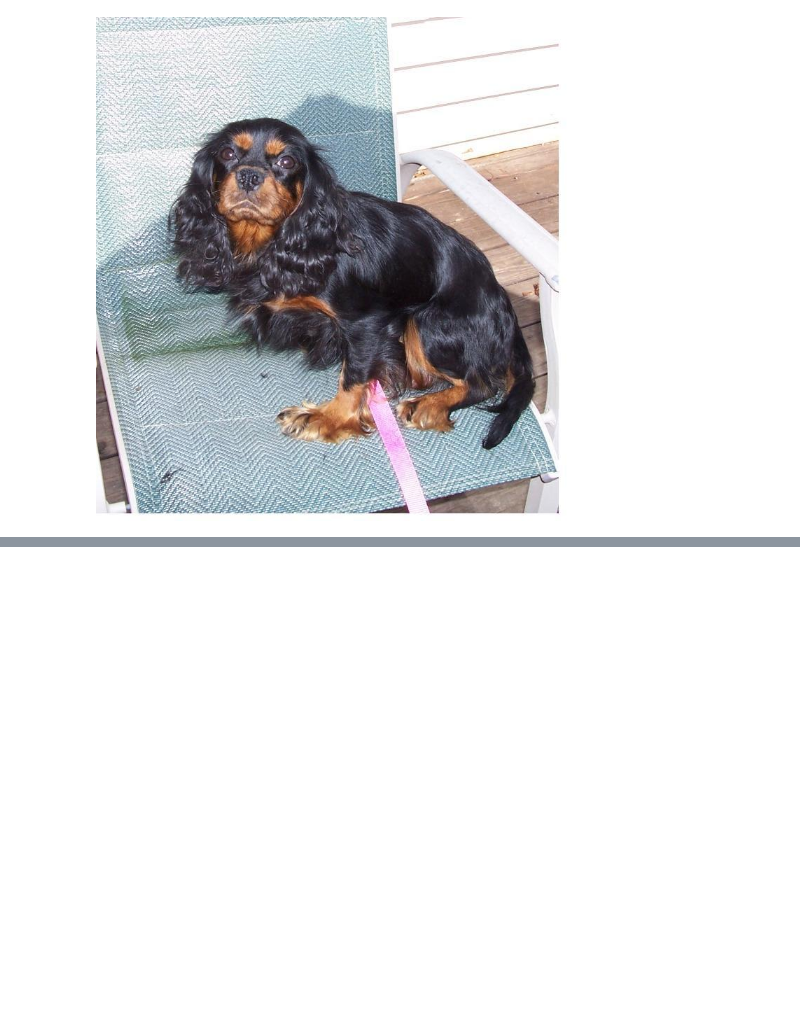
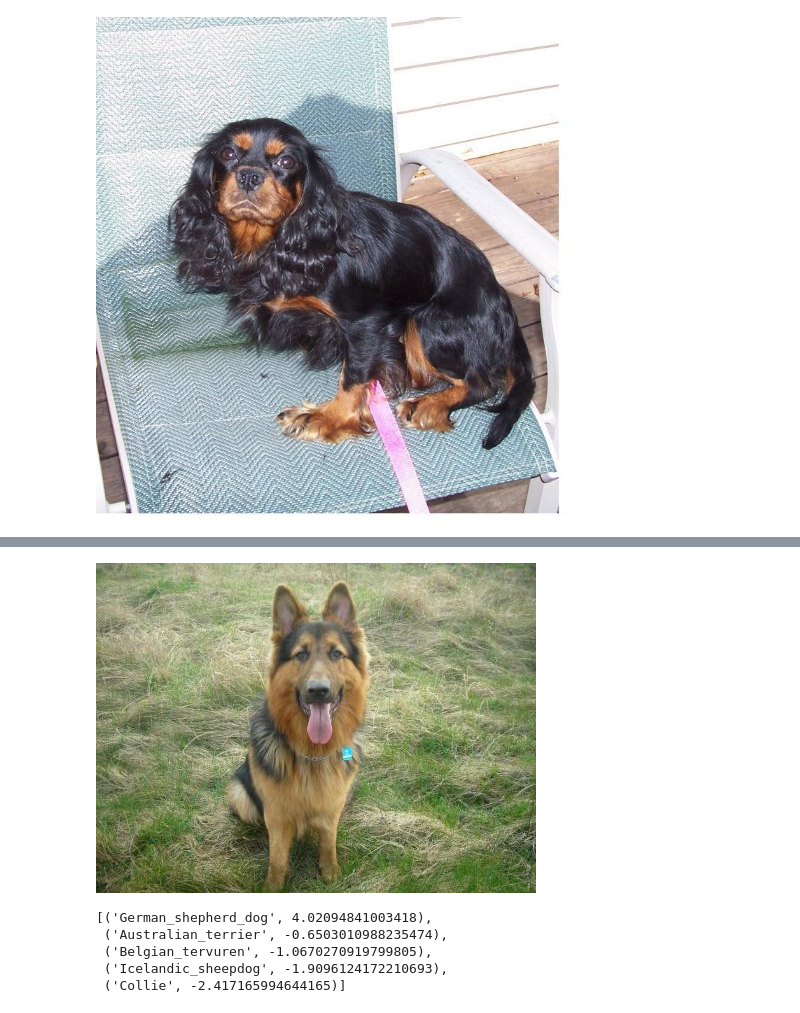
Before and after one commit to PiotrGrabysz/Classify-dog-breed-AWS, a Jupyter notebook: train_and_deploy.ipynb, the cells around one changed output, grey strips where cells are left out. Cells and saved outputs as stored; diff of their text form; code cells hidden in the pictures; blank space fills up the shorter version.

```diff
--- a/train_and_deploy.ipynb
+++ b/train_and_deploy.ipynb
@@ -641 +644,7 @@ preprocessed_image = preprocessed_image.to("cpu")
+# %%
+def image_to_bytes_array(img):
+    imgByteArr = io.BytesIO()
+    img.save(imgByteArr, format=img.format)
+    imgByteArr = imgByteArr.getvalue()
+    return imgByteArr
 # %%
@@ -660,0 +654,9 @@ ints/pytorch-training-2025-04-16-13-06-21-152 in account 007260079220 for more i
+# %%
+class_names = [
+    re.sub(r"^\d{3}\.", "", class_path.name)
+    for class_path in sorted(list(Path("dogImages/test").iterdir()))
+]
+# %%
+def get_top_5_predictions(response):
+    top5_indices = sorted(range(len(response)), key=lambda i: response[i], reverse=True)[:5]
+    return [(class_names[i], response[i]) for i in top5_indices]
@@ -661,3 +686,17 @@ ints/pytorch-training-2025-04-16-13-06-21-152 in account 007260079220 for more i
+# %%
+image_path = "dogImages/test/071.German_shepherd_dog/German_shepherd_dog_04912.jpg"
+image = Image.open(image_path)
+display(image)
+
+response = predictor.predict(image_to_bytes_array(image), initial_args={"ContentType": "image/jpeg"})
+get_top_5_predictions(response[0])
+# %% [output]
+[figure, added]
+[('German_shepherd_dog', 4.02094841003418),
+ ('Australian_terrier', -0.6503010988235474),
+ ('Belgian_tervuren', -1.0670270919799805),
+ ('Icelandic_sheepdog', -1.9096124172210693),
+ ('Collie', -2.417165994644165)]
 # %%
 # TODO: Remember to shutdown/delete your endpoint once your work is done
 predictor.delete_endpoint()
```
Also changed, not shown: parts of 19 cells of this notebook.
